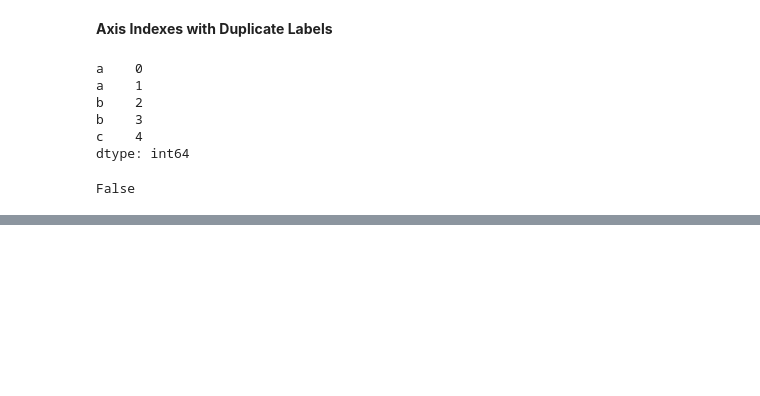
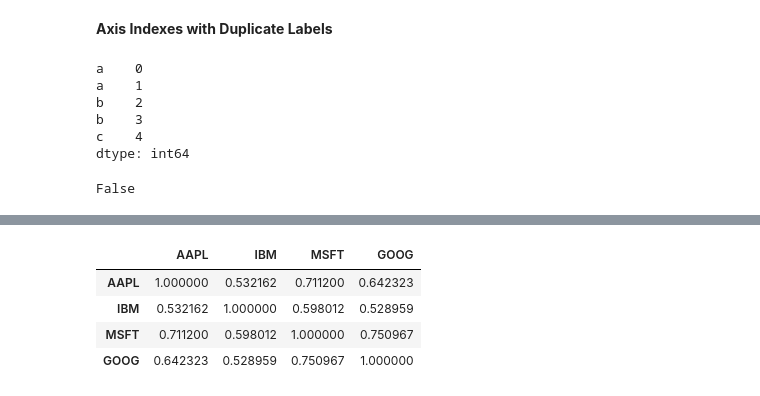
Before and after one commit to DuongNg0403/PythonDA, a Jupyter notebook: Panda/EssentialFunc.ipynb, the cells around one changed output, grey strips where cells are left out. Drawn from its saved outputs; the diff is of its cells as text; code cells hidden in the pictures; blank space fills up the shorter version.

```diff
--- a/Panda/EssentialFunc.ipynb
+++ b/Panda/EssentialFunc.ipynb
@@ -242,0 +346,8 @@ False
+# %%
+returns.corr()
+# %% [output]
+|  | AAPL | IBM | MSFT | GOOG |
+| AAPL | 1.000000 | 0.532162 | 0.711200 | 0.642323 |
+| IBM | 0.532162 | 1.000000 | 0.598012 | 0.528959 |
+| MSFT | 0.711200 | 0.598012 | 1.000000 | 0.750967 |
+| GOOG | 0.642323 | 0.528959 | 0.750967 | 1.000000 |
```
Also changed, not shown: parts of 35 cells of this notebook, 37 other files.
